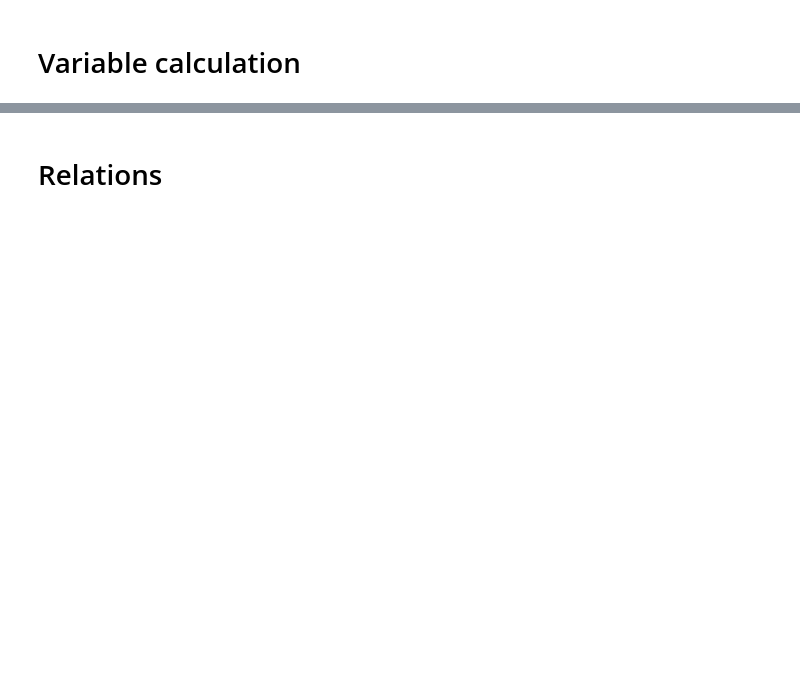
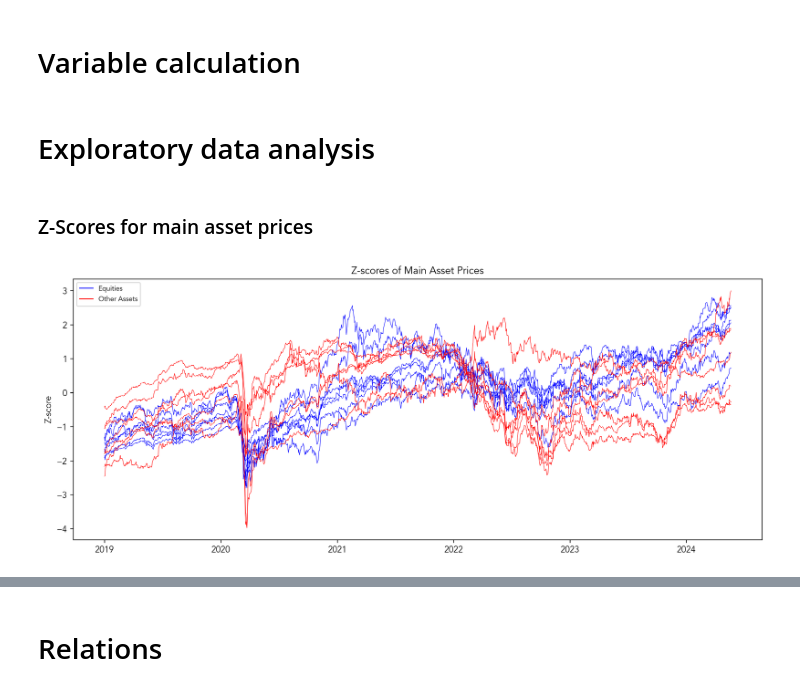
Before and after one commit to alexjablo/qem2-python, a Jupyter notebook: Project_notebook.ipynb, the cells around one changed output, grey strips where cells are left out. Cells and saved outputs as stored; diff of their text form; code cells hidden in the pictures; blank space fills up the shorter version.

```diff
--- a/Project_notebook.ipynb
+++ b/Project_notebook.ipynb
@@ -91,0 +127,32 @@ df_main_sharpe_ratio = df_main_lreturns_annual / df_main_vol_annual
+# %% [markdown]
+# Exploratory data analysis
+# %% [markdown]
+### Z-Scores for main asset prices
+# %%
+from sklearn.preprocessing import StandardScaler
+
+scaler = StandardScaler()
+
+equities = ['S&P 500', 'Nasdaq 100', 'US Small Caps','Euro Stoxx 50', 'UK FTSE','MSCI EM', 'Japan ']
+others = list(set(df_main_aligned.columns) - set(equities))
+
+df_zscores = pd.DataFrame(scaler.fit_transform(df_main_aligned),
+                          columns=df_main.columns,
+                          index=df_main_aligned.index)
+
+plt.figure(figsize=(12,5), dpi=200)
+plt.plot(df_zscores[equities], color = 'blue', linewidth=0.5)  # single color line
+plt.plot(df_zscores[others], color = 'red', linewidth=0.5)  # single color line
+plt.title("Z-scores of Main Asset Prices",fontsize=12)
+plt.ylabel("Z-score")
+
+from matplotlib.lines import Line2D
+custom_legend = [
+    Line2D([0], [0], color='blue', lw=1, label='Equities'),
+    Line2D([0], [0], color='red', lw=1, label='Other Assets')]
+
+plt.legend(handles=custom_legend, loc='upper left', fontsize=8)
+plt.tight_layout()
+plt.show()
+# %% [output]
+[figure, added]
```
Also changed, not shown: parts of 27 cells of this notebook.
